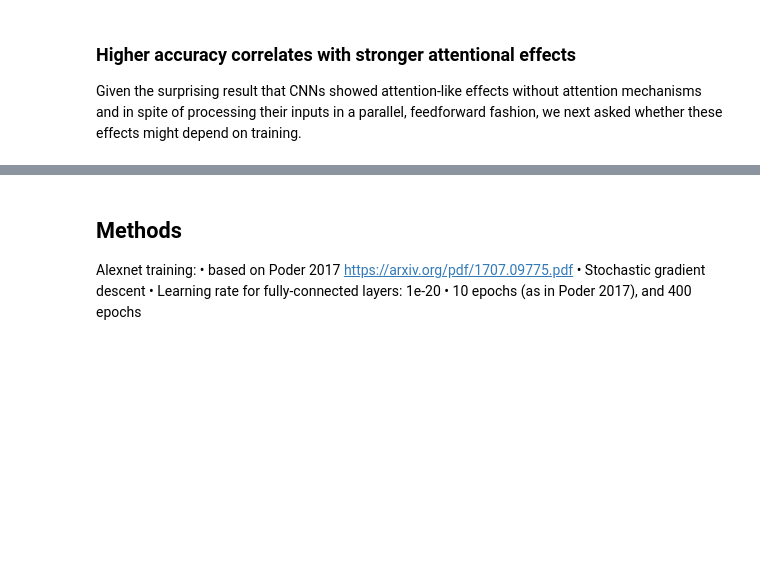
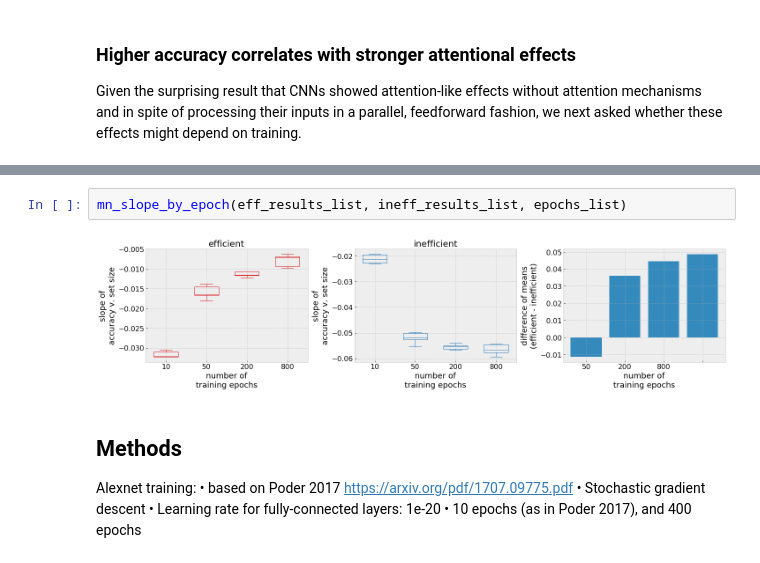
Before and after one commit to NickleDave/visual-search-nets, a Jupyter notebook: docs/notebooks/results.ipynb, the cells around one changed output, grey strips where cells are left out. Cells and saved outputs as stored; diff of their text form; blank space fills up the shorter version.

```diff
--- a/docs/notebooks/results.ipynb
+++ b/docs/notebooks/results.ipynb
@@ -85,3 +88,7 @@ plot_results(eff_accs_10_epochs,
+# %%
+mn_slope_by_epoch(eff_results_list, ineff_results_list, epochs_list)
+# %% [output]
+[figure, added]
 # %% [markdown]
 ## Methods
 Alexnet training:
```
Also changed, not shown: parts of 3 cells of this notebook.
